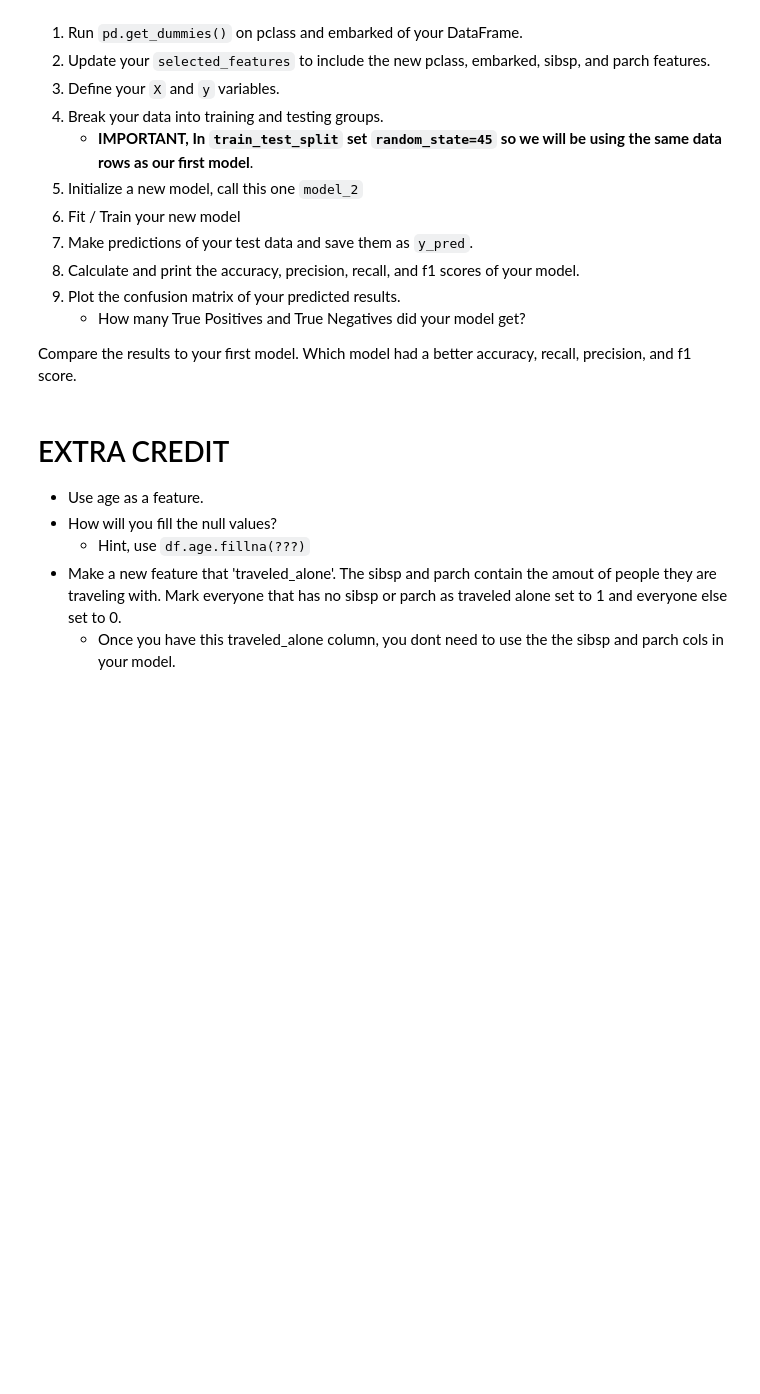
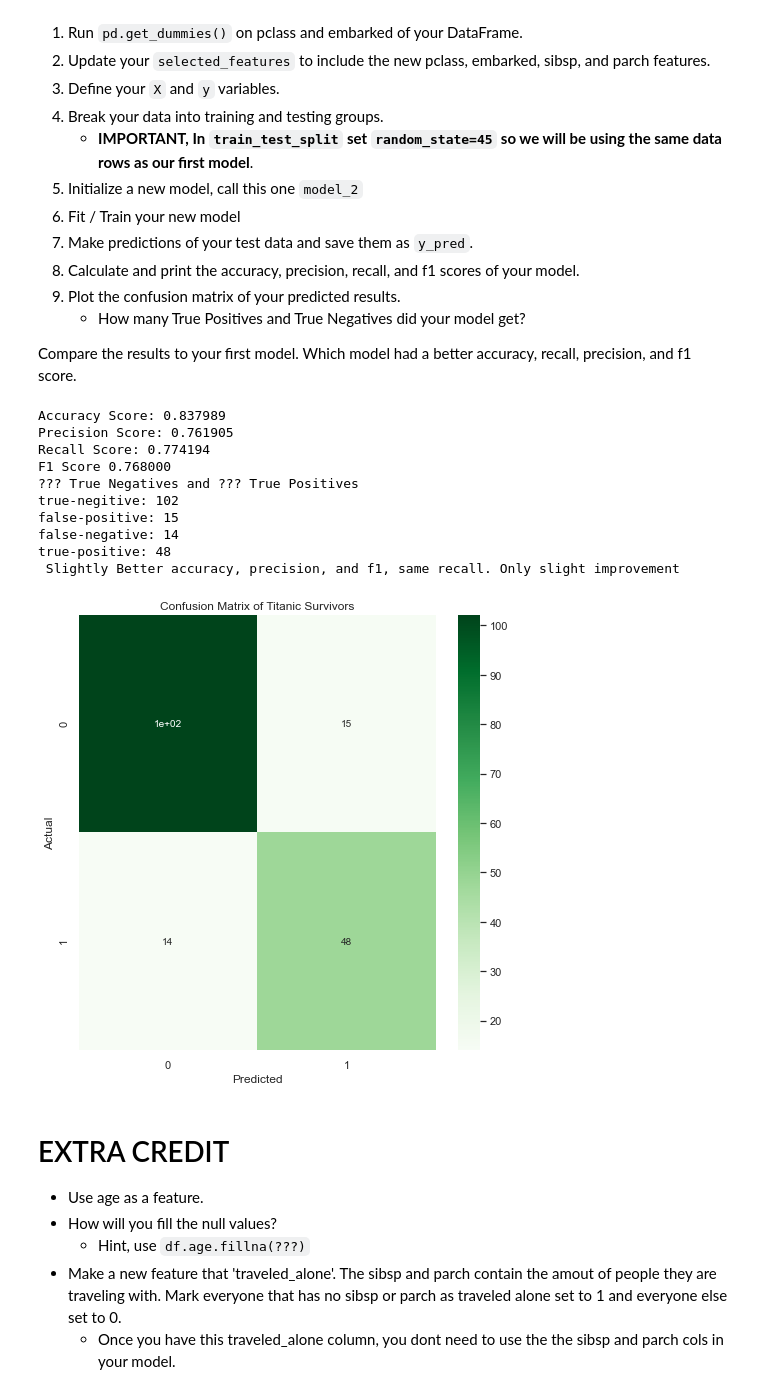
Before and after one commit to javohirhalimov/2021-fall-data-science, a Jupyter notebook: Week-03-Intro-To-ML/Exercise-Logistic-Regression.ipynb, the cells around one changed output. Cells and saved outputs as stored; diff of their text form; code cells hidden in the pictures; blank space fills up the shorter version.

```diff
--- a/Week-03-Intro-To-ML/Exercise-Logistic-Regression.ipynb
+++ b/Week-03-Intro-To-ML/Exercise-Logistic-Regression.ipynb
@@ -202,55 +220,70 @@ print('??? True Negatives and ??? True Positives')
 
 Compare the results to your first model. Which model had a better accuracy, recall, precision, and f1 score.
 # %%
+from sklearn import preprocessing
 df = pd.read_csv('data/titanic.csv')
-
 # Run pd.get_dummies on pclass and embarked of your DataFrame.
-df = pd.get_dummies(df, columns=['sex','pclass', 'embarked'], drop_first=True)
-
-
+df = pd.get_dummies(df, columns=['sex','pclass','embarked'], drop_first=False)
+df.head()
 # Update your `selected_features` to include the new pclass and embarked features.
-selected_features = ['fare','sex_male', 'sibsp', 'parch', 'pclass','pclass_2','pclass_3','embarked_Q', 'embarked_S']
-
-
+selected_features = ['fare','parch','sibsp','sex_male','sex_female','pclass_1','pclass_2','pclass_3','embarked_C','embarked_Q','embarked_S']
 # Define your X and y variables
 X = df[selected_features]
-y= df['survived']
-
+y = df['survived']
 # Split our data into testing and training.
 # !!! Remeber to use the same random state as you used before
-X_train, X_test, y_train, y_test = train_test_split(X, y, test_size=0.3, random_state=45)
-
+X_train, X_test, y_train, y_test = train_test_split(X, y, test_size=0.2, random_state=45)
 # Initalize our model_2
-model_2 = LogisticRegression()
+model_2 = LogisticRegression(max_iter=10000)
 
 # Fit / Train our model using our training data.
 model_2.fit(X_train, y_train)
-
 # Make new predicitions using our testing data.
 y_pred = model_2.predict(X_test)
-
 # Calculate our accuracy
-accuracy_2 = accuracy_score(y_test)
+accuracy_2 = accuracy_score(y_test, y_pred)
 
 # Calculate our precision score
-precision_2 = ???
+precision_2 = precision_score(y_test, y_pred)
 
 # Calculate our recall score
-recall_2 = ???
+recall_2 = recall_score(y_test, y_pred)
 
 # Calculate your f1-score
-f1_2 = ???
+f1_2 = f1_score(y_test, y_pred)
 
 # Print each of our scores to inspect performance.
 print("Accuracy Score: %f" % accuracy_2)
 print("Precision Score: %f" % precision_2)
 print("Recall Score: %f" % recall_2)
 print('F1 Score %f' % f1_2)
 
 # Plot your confusion matrix.
 fig = plt.figure(figsize=(8,8))
+
+cooks = confusion_matrix(y_test, y_pred)
+ax = sns.heatmap(cooks, annot=True, cmap='Greens')
+plt.title("Confusion Matrix of Titanic Survivors")
 plt.xlabel('Predicted')
 plt.ylabel('Actual');
+tn, fp, fn, tp = confusion_matrix(y_test, y_pred).ravel()
+print('??? True Negatives and ??? True Positives')
+print('true-negitive:', tn,
+      '\nfalse-positive:', fp,
+      '\nfalse-negative:', fn,
+      '\ntrue-positive:', tp )
+# %% [output]
+Accuracy Score: 0.837989
+Precision Score: 0.761905
+Recall Score: 0.774194
+F1 Score 0.768000
+??? True Negatives and ??? True Positives
+true-negitive: 102
+false-positive: 15
+false-negative: 14
+true-positive: 48
+ Slightly Better accuracy, precision, and f1, same recall. Only slight improvement
+[figure, added]
 # %% [markdown]
 # EXTRA CREDIT
 * Use age as a feature.
```
Also changed, not shown: parts of 5 cells of this notebook.
